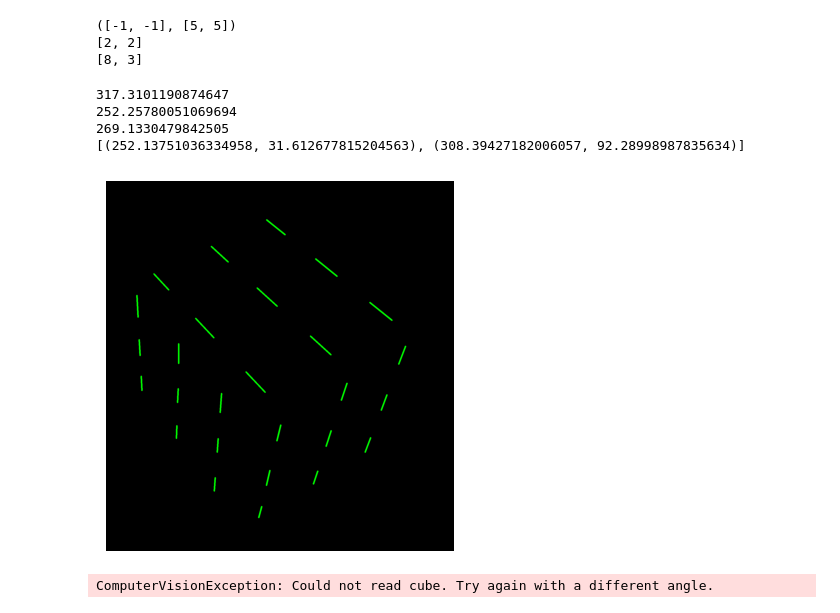
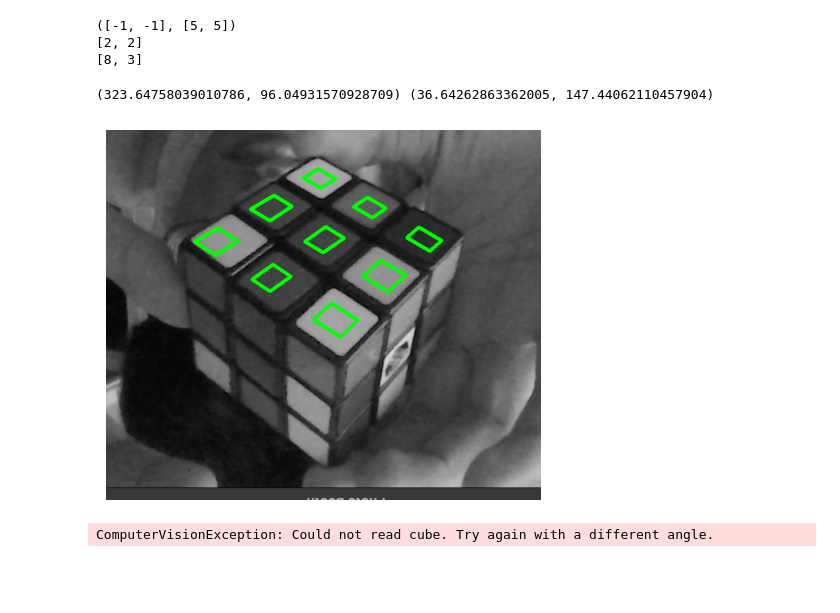
Before and after one commit to vivaansinghvi07/rubix-cube-solver, a Jupyter notebook: cv_testing.ipynb, the cells around one changed output. Cells and saved outputs as stored; diff of their text form; code cells hidden in the pictures; blank space fills up the shorter version.

Commit message:
made new get_squares_by_face program will fix l8r

```diff
--- a/cv_testing.ipynb
+++ b/cv_testing.ipynb
@@ -217,7 +217,8 @@ def fill_empty_squares(img: cv2.Mat, face_contours: dict[tuple[float], list[Cont
         final_map = c1_c2_intersection_map + c2_c3_intersection_map
         thresh = cv2.threshold(final_map, 199, 255, cv2.THRESH_BINARY)[1]
         new_squares = cv2.findContours(thresh, cv2.RETR_TREE, cv2.CHAIN_APPROX_SIMPLE)[0]
-        new_face_contours[key] = [*map(lambda x: cv2.approxPolyDP(x, 0.03*cv2.arcLength(x, True), True).reshape(-1, 2), new_squares)]  # reshape makes it from (-1, 1, 2) to (-1, 2)
+        new_approx = [*map(lambda x: cv2.approxPolyDP(x, 0.03*cv2.arcLength(x, True), True).reshape(-1, 2), new_squares)]  # reshape makes it from (-1, 1, 2) to (-1, 2)
+        new_face_contours[key] = [*filter(lambda x: len(x) == 4, new_approx)]
 
         # show the map, green is original contours, red is the new ones
         if show:
@@ -234,6 +235,6 @@ def fill_empty_squares(img: cv2.Mat, face_contours: dict[tuple[float], list[Cont
 
     return new_face_contours
 
-img = imread_capped("./images/test3.png")
+img = np.flip(imread_capped("./images/test3.png"), axis=(0,1))
 _ = fill_empty_squares(img, get_squares_by_angle(get_cubie_contours(img)), show=True)
 # %% [output]
@@ -303,41 +304,63 @@ print(rightside())
 # %%
 def get_squares_by_face(img: cv2.Mat, face_contours: dict[tuple[float], list[Contour]], show: bool = False) -> dict[FaceLocation, list[Contour]]:
 
     # check if the number if face contours is 0, if so, we only have two options
     # plan: calculate the center of mass of the two frames
     if len(face_contours) == 2:
         pass
 
     # to determine between left and right:
     else:
-        # determine which are the most "vertical" angles looking at the side
-        left_right_keys = []
-        if show:
-            disp_img = np.zeros_like(img)
+        left_right_keys, center_of_masses, left_right_side_points = [], {}, {}
         for key, squares in face_contours.items():
 
-            # to keep things consistent we sort byh left-right and then by top-bottom
-            target_points = [sorted(sorted(cnt, key=lambda p: p[0])[:2], key=lambda p: p[1]) for cnt in squares]
-            if show:
-                cv2.drawContours(disp_img, np.array(target_points), -1, (0, 255, 0), 5)
-            average_angle = np.average([compute_incline_angle(*sorted(sorted(cnt, key=lambda p: p[0])[:2], key=lambda p: p[1])) for cnt in squares]) % 360
-            print(average_angle)
+            # storing left-side points and right-side points for each contour
+            sorted_left_to_right = [sorted(cnt, key=lambda p: p[0]) for cnt in squares]
+            left_side_points = [sorted(points[:2], key=lambda p: p[1]) for points in sorted_left_to_right]    # sorting these two top to bottom for consistency
+            right_side_points = [sorted(points[2:], key=lambda p: p[1]) for points in sorted_left_to_right]
+            left_right_side_points[key] = (left_side_points, right_side_points)
+
+            # get the average angle figured out, if its pretty much vertical its on the left/right face
+            average_angle = np.average([compute_incline_angle(*points) for points in left_side_points + right_side_points]) % 360
             if 180 < average_angle:
                 average_angle -= 180
             if 60 < average_angle < 120:  # this means we have detected a mostly vertical angle
                 left_right_keys.append(key)
-        print(left_right_keys)
-        imshow(disp_img)
 
-img = imread_capped("./images/cube_ugly.png")
+            # determine the center of mass for the things
+            center_of_mass = np.average([get_center(cnt) for cnt in squares], axis=0)
+            center_of_masses[key] = center_of_mass
+
+        # determine the left key from looking at where the center is
+        left_key, right_key = sorted(left_right_keys, key=lambda k: center_of_masses[k][0])
+        print(left_key, right_key)
+
+        # meaning: left_right means the left face, right line. we are checking if the left face right line is higher/lower than the left face left line
+        left_left_avg, left_right_avg, right_left_avg, right_right_avg = map(
+            lambda points_group: np.array([np.average([*map(lambda x: x[1], points)]) for points in points_group]),
+            [left_right_side_points[left_key][0], left_right_side_points[left_key][1], left_right_side_points[right_key][0], left_right_side_points[right_key][1]]
+        )
+        total_diff = np.average(left_left_avg - left_right_avg) + np.average(right_right_avg - right_left_avg)
+        top_or_bottom_face_loc = FaceLocation.BOTTOM if total_diff > 0 else FaceLocation.TOP
+        top_or_bottom_key = (set(face_contours.keys()) - {left_key, right_key}).pop()
+
+        # construct final dict
+        return {
+            face_loc: face_contours[key]
+            for face_loc, key in zip(
+                [FaceLocation.LEFT, FaceLocation.RIGHT, top_or_bottom_face_loc],
+                [left_key, right_key, top_or_bottom_key]
+            )
+        }
+
+img = np.flip(imread_capped("./images/test3.png"), axis=(0,1))
 new_square_contours = fill_empty_squares(img, get_squares_by_angle(get_cubie_contours(img)))
 squares_by_face = get_squares_by_face(img, new_square_contours, show=True)
+display_img = cv2.cvtColor(cv2.cvtColor(img, cv2.COLOR_BGR2GRAY), cv2.COLOR_GRAY2BGR)
+imshow(cv2.drawContours(display_img, squares_by_face[FaceLocation.RIGHT], -1, (0, 255, 0), 5))
 # %% [output]
-317.3101190874647
-252.25780051069694
-269.1330479842505
-[(252.13751036334958, 31.612677815204563), (308.39427182006057, 92.28998987835634)]
+(323.64758039010786, 96.04931570928709) (36.64262863362005, 147.44062110457904)
-[figure, old version]
+[figure, new version]
 # %%
 # TODO: rewrite this function to be more lenient
 def get_squares_by_face(face_contours: dict[tuple[float], list[Contour]]) -> dict[FaceLocation, list[Contour]]:
```
Also changed, not shown: parts of 1 cell of this notebook.
